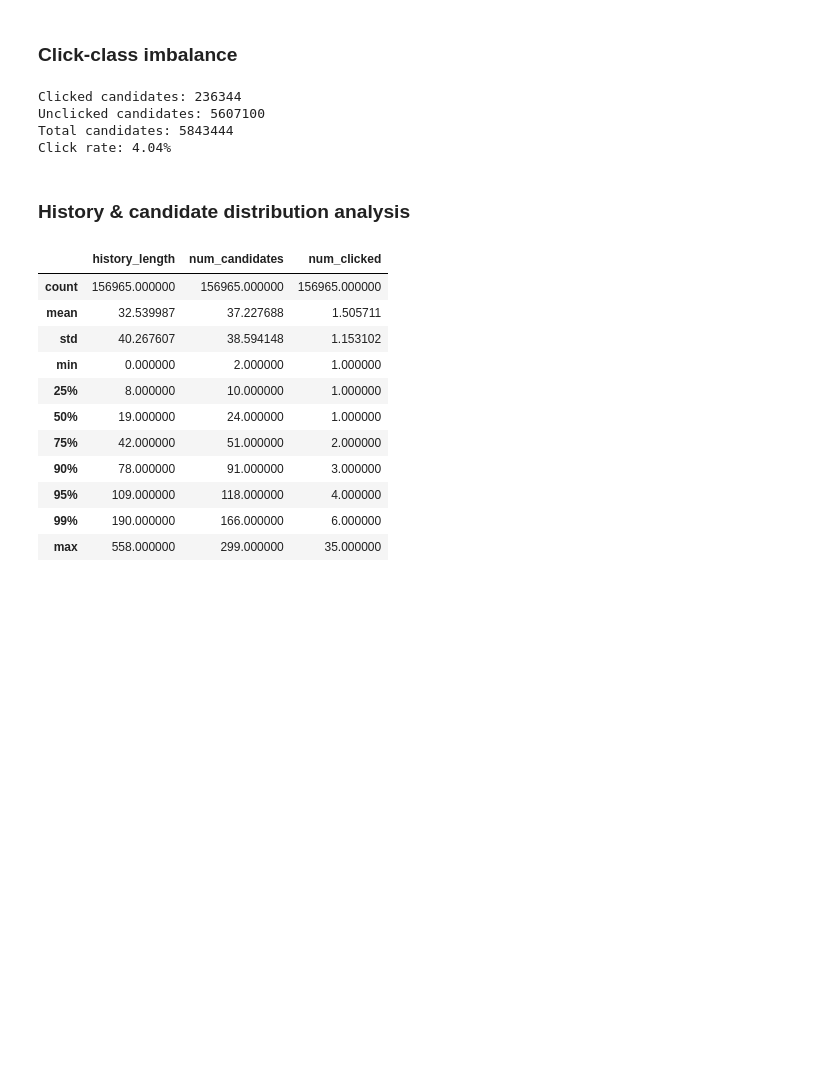
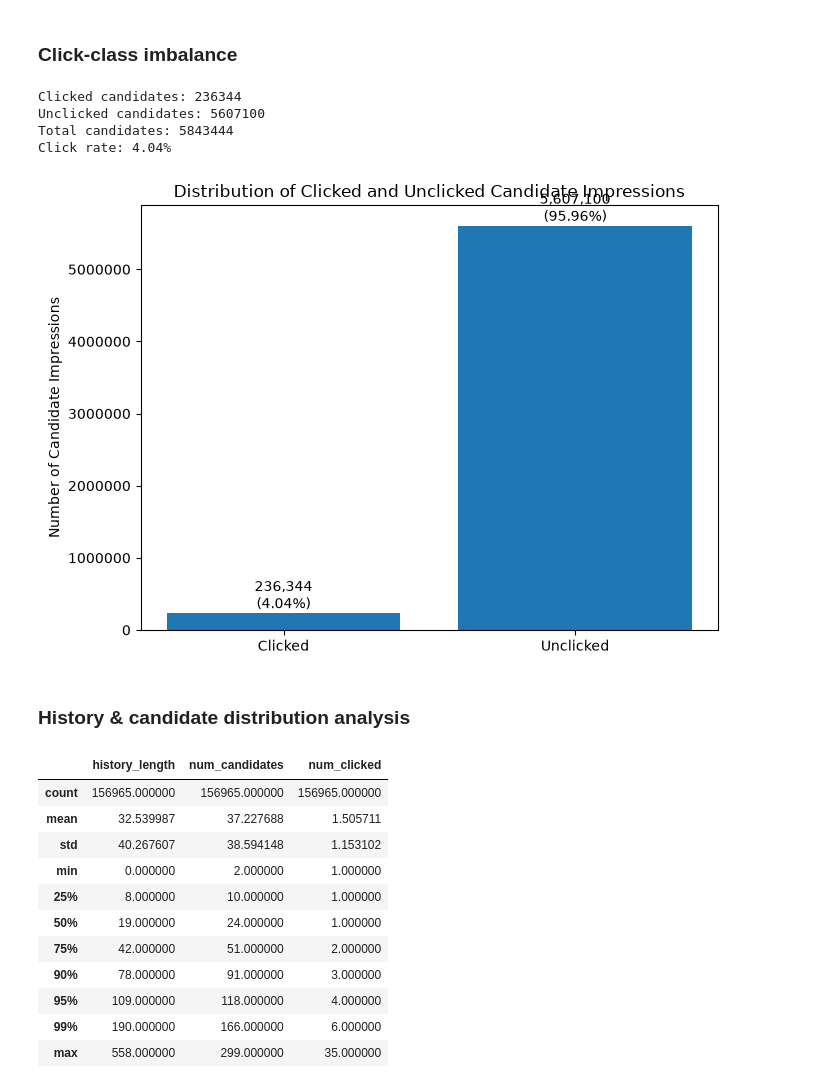
Before and after one commit to JariusF10-8/bt4222, a Jupyter notebook: notebooks/Dataset_Loading_Parsing.ipynb, the cells around one changed output. Drawn from its saved outputs; the diff is of its cells as text; code cells hidden in the pictures; blank space fills up the shorter version.

Commit message:
Generated some charts

```diff
--- a/notebooks/Dataset_Loading_Parsing.ipynb
+++ b/notebooks/Dataset_Loading_Parsing.ipynb
@@ -393,6 +393,46 @@ Clicked candidates: 236344
 Unclicked candidates: 5607100
 Total candidates: 5843444
 Click rate: 4.04%
+# %%
+import matplotlib.pyplot as plt
+
+clicked = behaviours["num_clicked"].sum()
+unclicked = behaviours["num_unclicked"].sum()
+
+labels = ["Clicked", "Unclicked"]
+counts = [clicked, unclicked]
+
+fig, ax = plt.subplots(figsize=(7, 5))
+
+bars = ax.bar(labels, counts)
+
+ax.set_title("Distribution of Clicked and Unclicked Candidate Impressions")
+ax.set_ylabel("Number of Candidate Impressions")
+
+# Add counts and percentages above bars
+total = sum(counts)
+
+for bar, count in zip(bars, counts):
+    percentage = count / total * 100
+
+    ax.text(
+        bar.get_x() + bar.get_width() / 2,
+        bar.get_height(),
+        f"{count:,}\n({percentage:.2f}%)",
+        ha="center",
+        va="bottom"
+    )
+
+# Makes large numbers easier to read
+ax.ticklabel_format(
+    style="plain",
+    axis="y"
+)
+
+plt.tight_layout()
+plt.show()
+# %% [output]
+[figure, added]
 # %% [markdown]
 ### History & candidate distribution analysis
 # %%
```
Also changed, not shown: parts of 2 cells of this notebook, 1 other file.
